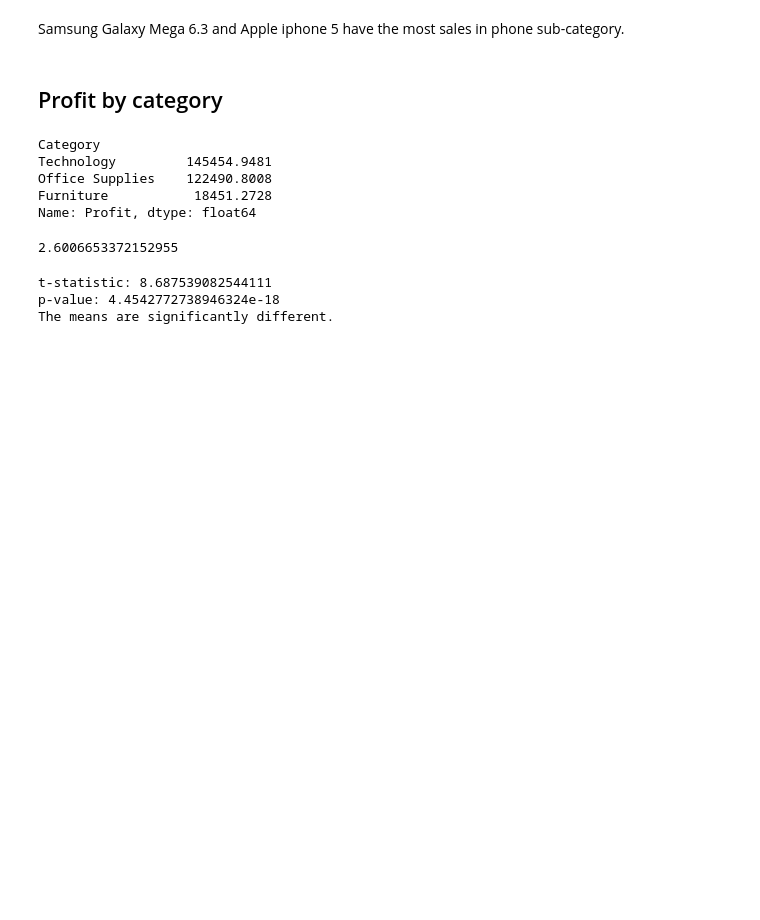
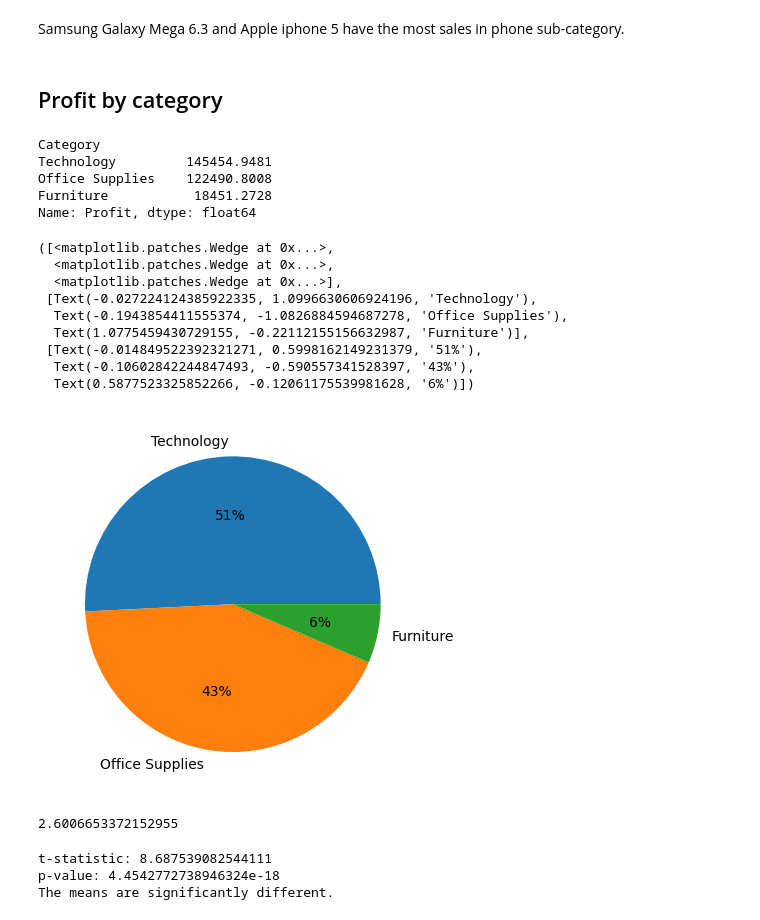
Before and after one commit to Krittapad12348/Superstore_Analysis, a Jupyter notebook: superstore_python.ipynb, the cells around one changed output. Drawn from its saved outputs; the diff is of its cells as text; code cells hidden in the pictures; blank space fills up the shorter version.

```diff
--- a/superstore_python.ipynb
+++ b/superstore_python.ipynb
@@ -193,6 +229,20 @@ Technology         145454.9481
 Office Supplies    122490.8008
 Furniture           18451.2728
 Name: Profit, dtype: float64
+# %%
+a = ss.groupby('Category')['Profit'].sum().sort_values(ascending=False)
+plt.pie(a,labels=a.index,autopct='%1.0f%%')
+# %% [output]
+([<matplotlib.patches.Wedge at 0x...>,
+  <matplotlib.patches.Wedge at 0x...>,
+  <matplotlib.patches.Wedge at 0x...>],
+ [Text(-0.027224124385922335, 1.0996630606924196, 'Technology'),
+  Text(-0.1943854411555374, -1.0826884594687278, 'Office Supplies'),
+  Text(1.0775459430729155, -0.22112155156632987, 'Furniture')],
+ [Text(-0.014849522392321271, 0.5998162149231379, '51%'),
+  Text(-0.10602842244847493, -0.590557341528397, '43%'),
+  Text(0.5877523325852266, -0.12061175539981628, '6%')])
+[figure, added]
 # %%
 ss[ss['Category'] == 'Technology']['Profit'].std()/ss[ss['Category'] == 'Office Supplies']['Profit'].std()
 # %% [output]
```
Also changed, not shown: parts of 23 cells of this notebook.
